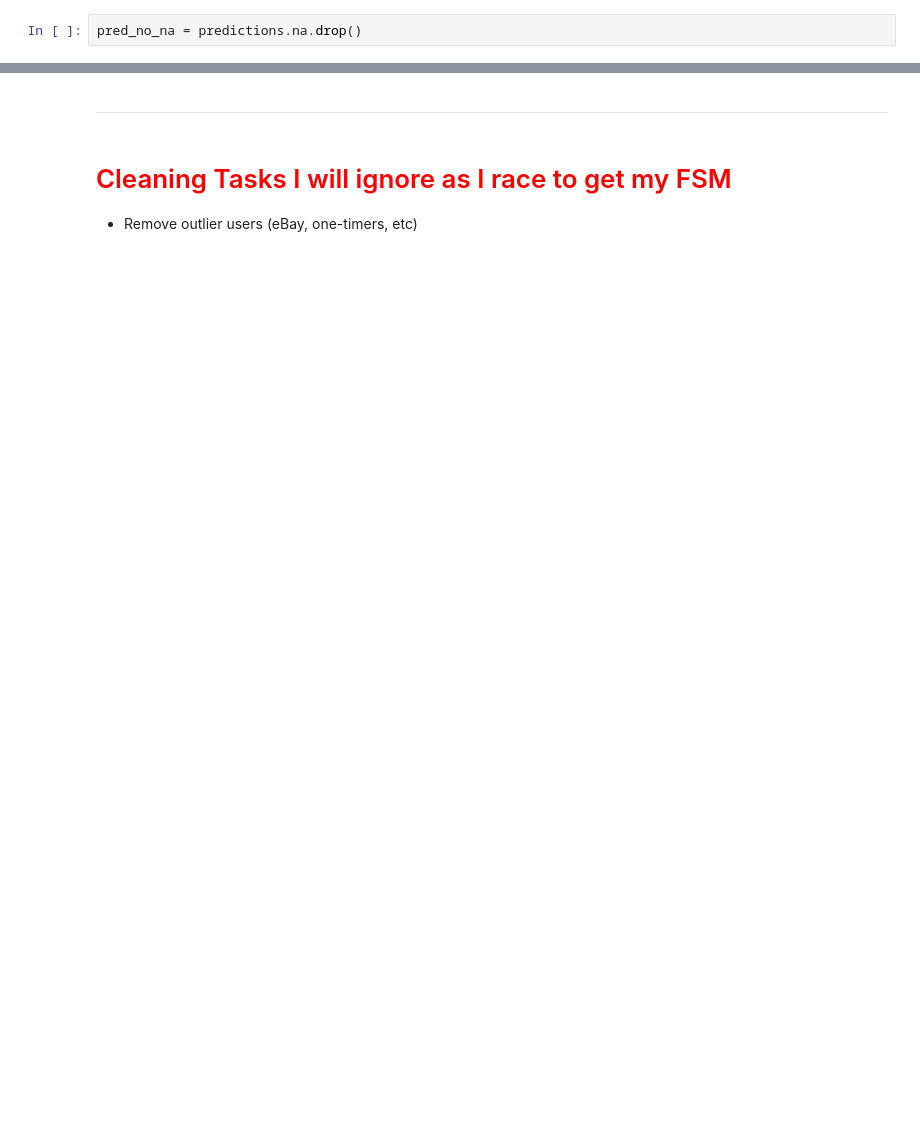
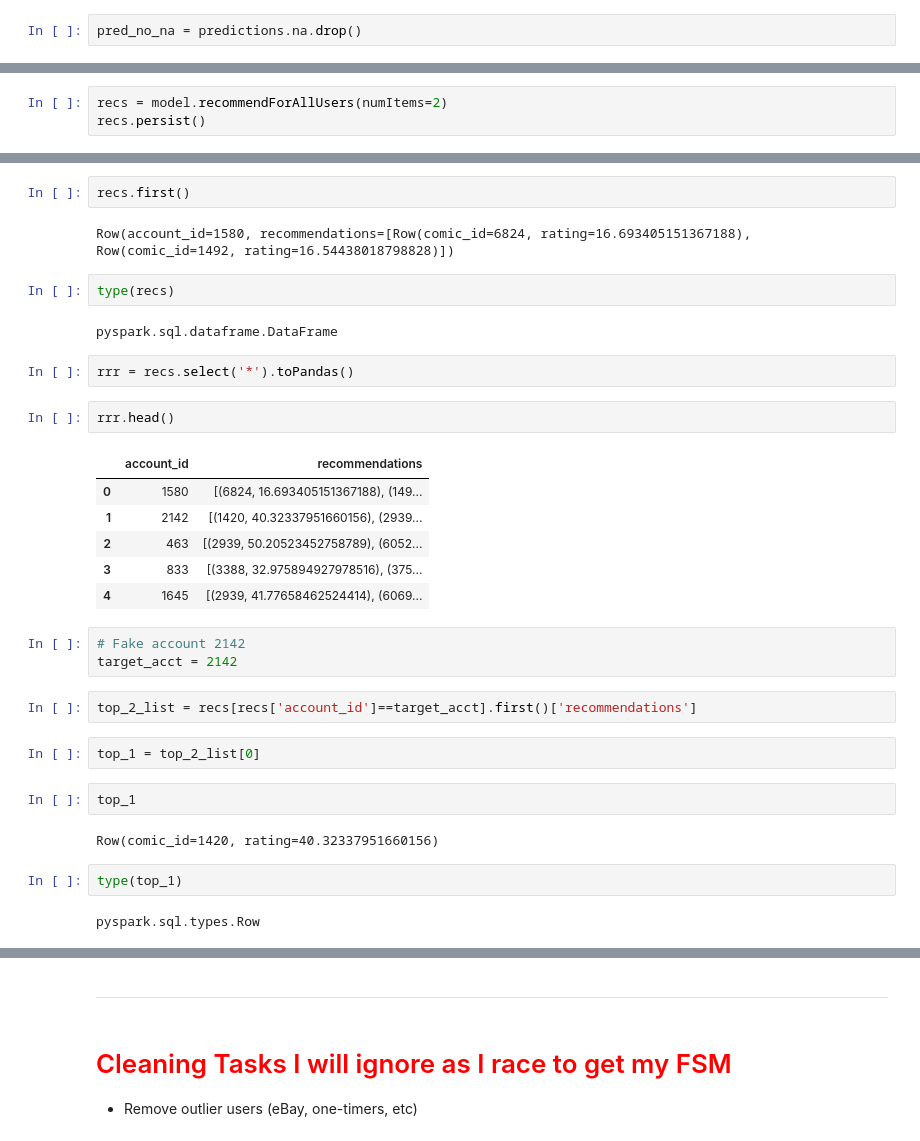
Before and after one commit to werlindo/comics_rx, a Jupyter notebook: comics_rx-als.ipynb, the cells around one changed output, grey strips where cells are left out. Drawn from its saved outputs; the diff is of its cells as text; blank space fills up the shorter version.

Commit message:
work on single user recommendations

```diff
--- a/comics_rx-als.ipynb
+++ b/comics_rx-als.ipynb
@@ -447,0 +482,3 @@ Root-mean-square error = 13.159512978022349
+# %%
+recs = model.recommendForAllUsers(numItems=2)
+recs.persist()
@@ -447,0 +496,34 @@ Root-mean-square error = 13.159512978022349
+# %%
+recs.first()
+# %% [output]
+Row(account_id=1580, recommendations=[Row(comic_id=6824, rating=16.693405151367188), Row(comic_id=1492, rating=16.54438018798828)])
+# %%
+type(recs)
+# %% [output]
+pyspark.sql.dataframe.DataFrame
+# %%
+rrr = recs.select('*').toPandas()
+# %%
+rrr.head()
+# %% [output]
+|  | account_id | recommendations |
+| 0 | 1580 | [(6824, 16.693405151367188), (149... |
+| 1 | 2142 | [(1420, 40.32337951660156), (2939... |
+| 2 | 463 | [(2939, 50.20523452758789), (6052... |
+| 3 | 833 | [(3388, 32.975894927978516), (375... |
+| 4 | 1645 | [(2939, 41.77658462524414), (6069... |
+# %%
+# Fake account 2142
+target_acct = 2142
+# %%
+top_2_list = recs[recs['account_id']==target_acct].first()['recommendations']
+# %%
+top_1 = top_2_list[0]
+# %%
+top_1
+# %% [output]
+Row(comic_id=1420, rating=40.32337951660156)
+# %%
+type(top_1)
+# %% [output]
+pyspark.sql.types.Row
```
Also changed, not shown: parts of 30 cells of this notebook.
